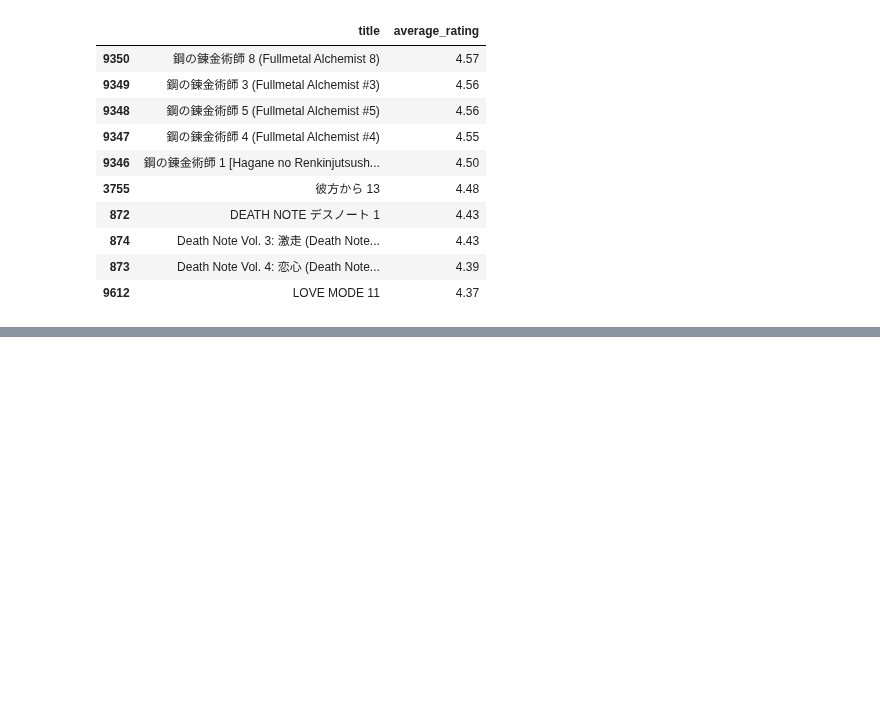
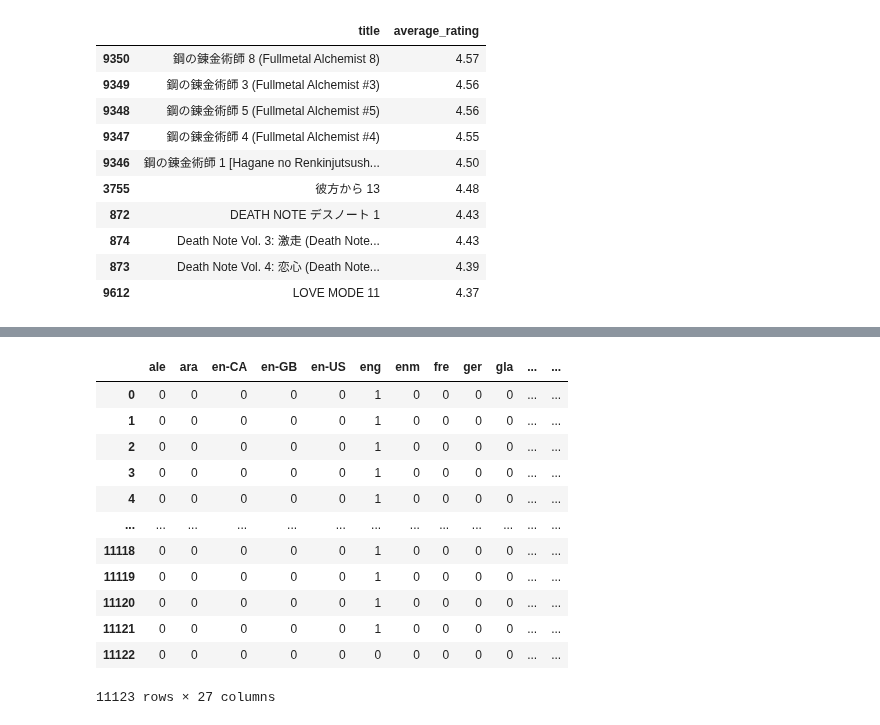
Before and after one commit to shailesh2210/Book-recommendation-system, a Jupyter notebook: Books Recommendation System.ipynb, the cells around one changed output, grey strips where cells are left out. Cells and saved outputs as stored; diff of their text form; code cells hidden in the pictures; blank space fills up the shorter version.

```diff
--- a/Books Recommendation System.ipynb
+++ b/Books Recommendation System.ipynb
@@ -539,0 +542,14 @@ Name: language_code, dtype: int64
+# %%
+def num_to_obj(x):
+    if x > 0 and x <=1:
+        return "Between 0 to 1"
+    if x > 1 and x <=2:
+        return "Between 1 to 2"
+    if x > 2 and x <=3:
+        return "Between 2 to 3"
+    if x>3 and x <=4:
+        return "Between 3 to 4"
+    if x > 4 and x <=5:
+        return "Between 4 to 5"
+# %%
+data["Ratings_obj"] = data["average_rating"].apply(num_to_obj)
@@ -539,0 +588,17 @@ Name: language_code, dtype: int64
+# %%
+language = pd.get_dummies(data["language_code"])
+language
+# %% [output]
+|  | ale | ara | en-CA | en-GB | en-US | eng | enm | fre | ger | gla | ... | ... |
+| 0 | 0 | 0 | 0 | 0 | 0 | 1 | 0 | 0 | 0 | 0 | ... | ... |
+| 1 | 0 | 0 | 0 | 0 | 0 | 1 | 0 | 0 | 0 | 0 | ... | ... |
+| 2 | 0 | 0 | 0 | 0 | 0 | 1 | 0 | 0 | 0 | 0 | ... | ... |
+| 3 | 0 | 0 | 0 | 0 | 0 | 1 | 0 | 0 | 0 | 0 | ... | ... |
+| 4 | 0 | 0 | 0 | 0 | 0 | 1 | 0 | 0 | 0 | 0 | ... | ... |
+| ... | ... | ... | ... | ... | ... | ... | ... | ... | ... | ... | ... | ... |
+| 11118 | 0 | 0 | 0 | 0 | 0 | 1 | 0 | 0 | 0 | 0 | ... | ... |
+| 11119 | 0 | 0 | 0 | 0 | 0 | 1 | 0 | 0 | 0 | 0 | ... | ... |
+| 11120 | 0 | 0 | 0 | 0 | 0 | 1 | 0 | 0 | 0 | 0 | ... | ... |
+| 11121 | 0 | 0 | 0 | 0 | 0 | 1 | 0 | 0 | 0 | 0 | ... | ... |
+| 11122 | 0 | 0 | 0 | 0 | 0 | 0 | 0 | 0 | 0 | 0 | ... | ... |
+11123 rows × 27 columns
```
Also changed, not shown: parts of 20 cells of this notebook.
